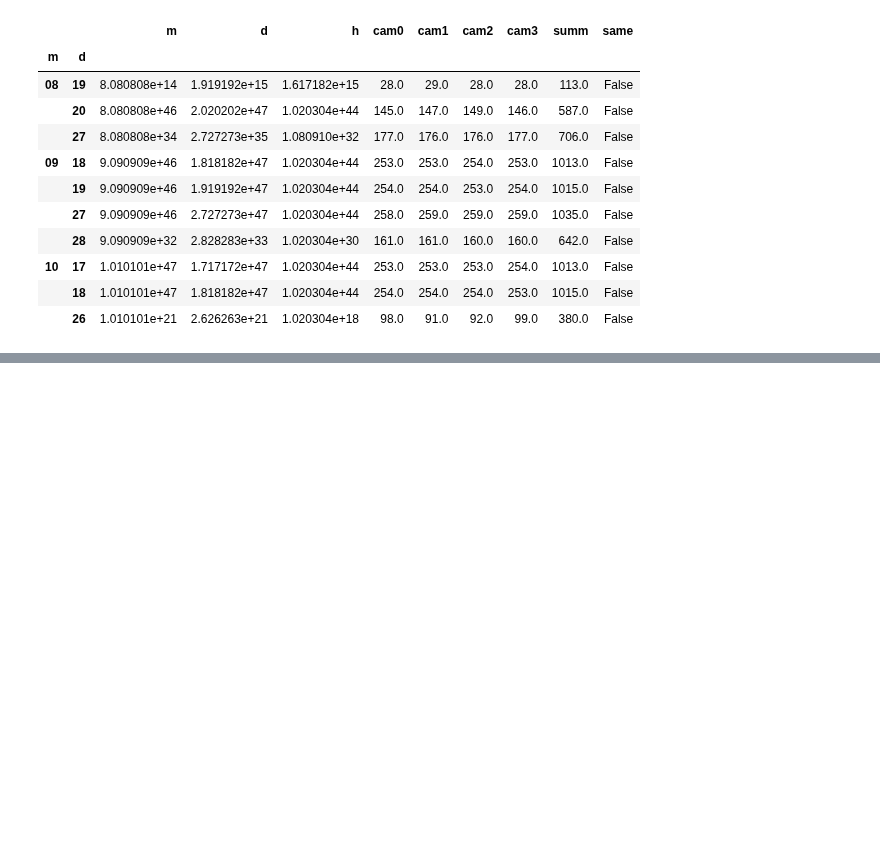
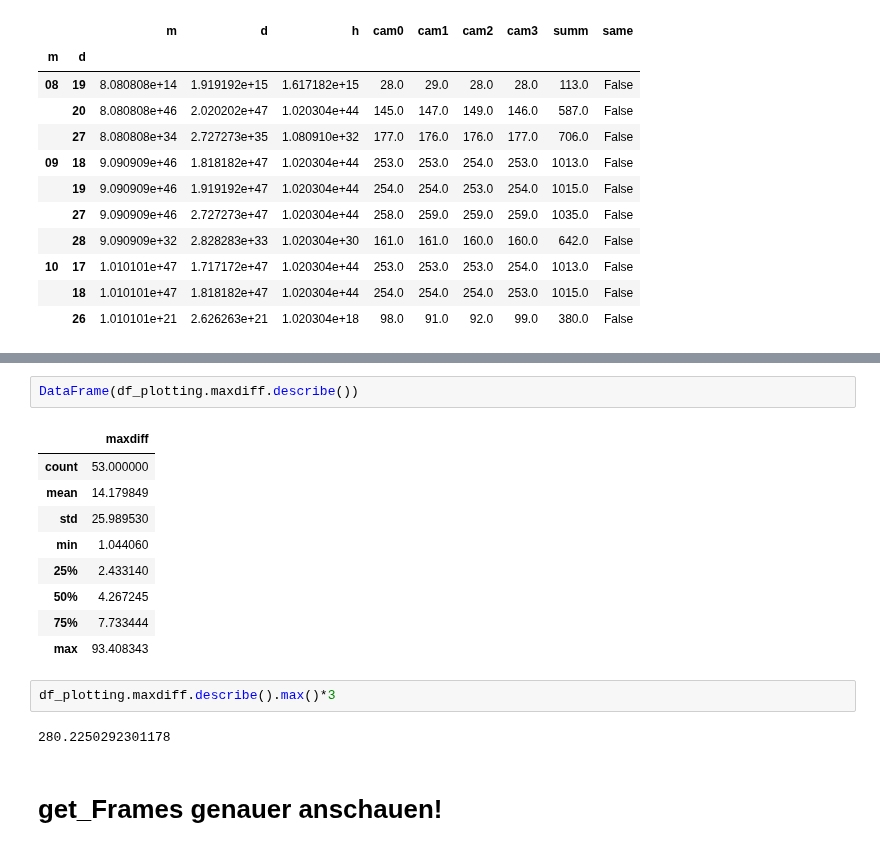
Before and after one commit to aschle/bees-sna, a Jupyter notebook: bib/Zeitversatz.ipynb, the cells around one changed output, grey strips where cells are left out. Drawn from its saved outputs; the diff is of its cells as text; blank space fills up the shorter version.

```diff
--- a/bib/Zeitversatz.ipynb
+++ b/bib/Zeitversatz.ipynb
@@ -589,0 +583,18 @@ dfts_diffs.max(axis=1).max()
+# %%
+DataFrame(df_plotting.maxdiff.describe())
+# %% [output]
+|  | maxdiff |
+| count | 53.000000 |
+| mean | 14.179849 |
+| std | 25.989530 |
+| min | 1.044060 |
+| 25% | 2.433140 |
+| 50% | 4.267245 |
+| 75% | 7.733444 |
+| max | 93.408343 |
+# %%
+df_plotting.maxdiff.describe().max()*3
+# %% [output]
+280.2250292301178
+# %% [markdown]
+# get_Frames genauer anschauen!
```
Also changed, not shown: parts of 40 cells of this notebook.
